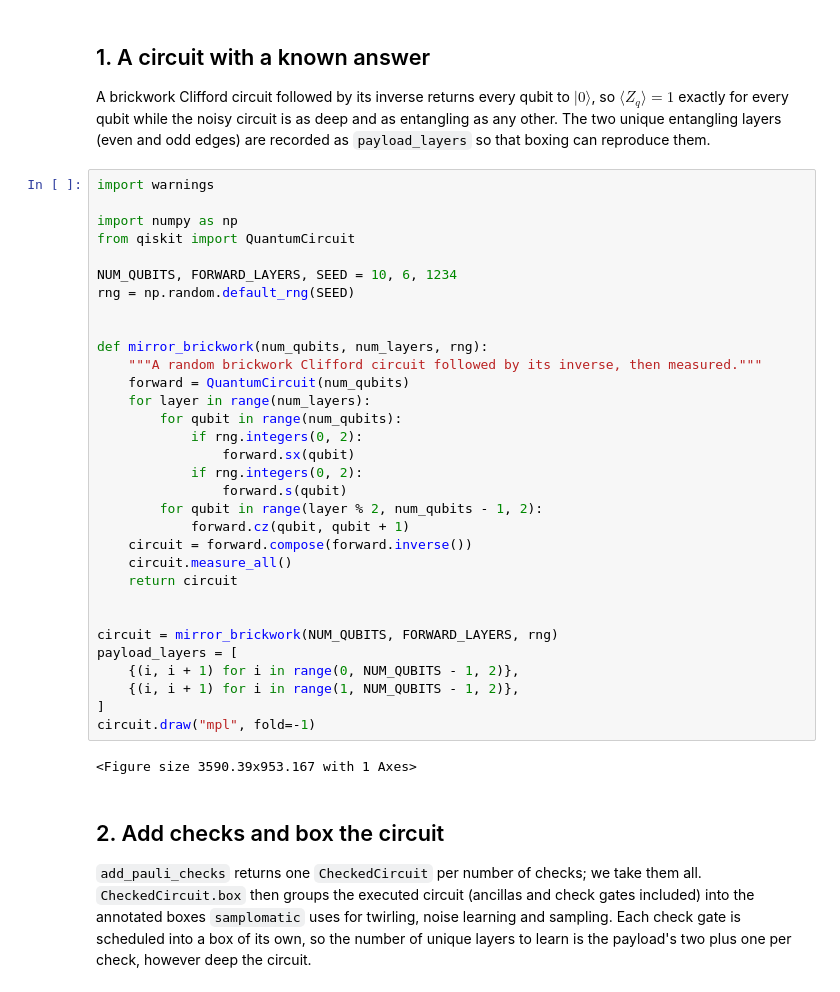
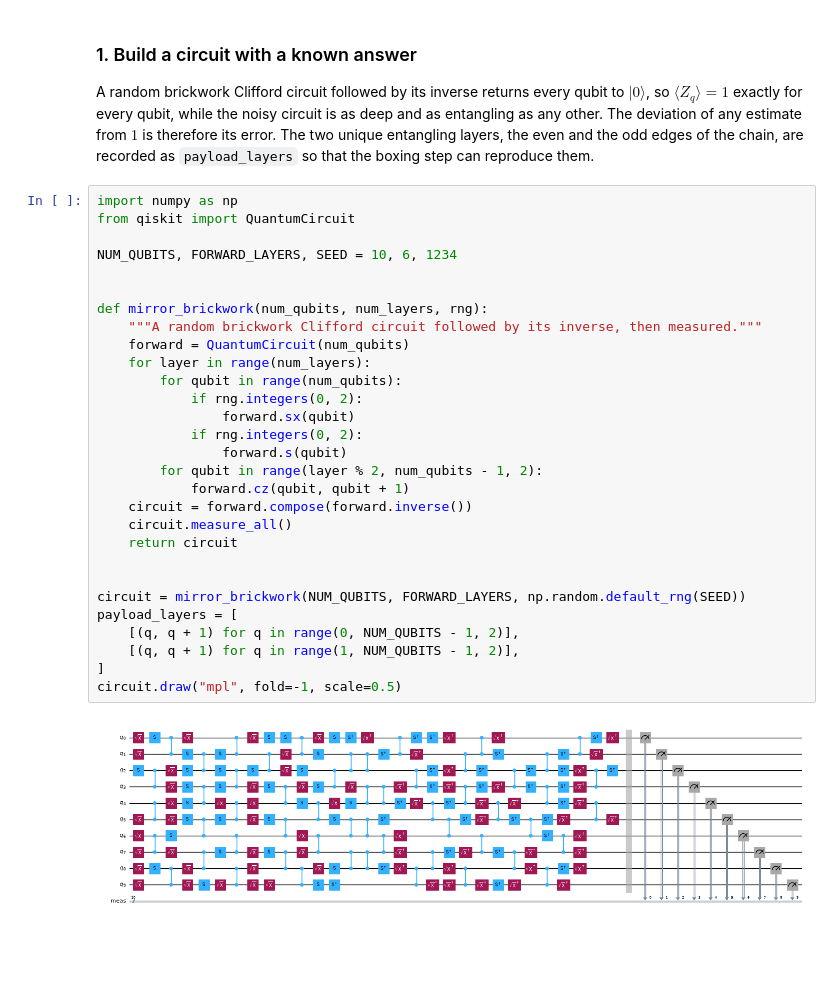
Before and after one commit to Qiskit/qiskit-paulice, a Jupyter notebook: docs/guides/error_detection_with_error_cancellation.ipynb, the cells around one changed output. Saved outputs shown, nothing was run; the diff lists cells and outputs as text; blank space fills up the shorter version.

```diff
--- a/docs/guides/error_detection_with_error_cancellation.ipynb
+++ b/docs/guides/error_detection_with_error_cancellation.ipynb
@@ -20,42 +17,35 @@ To keep the focus on the estimator rather than on a device, the circuit is simul
 # %% [markdown]
-## 1. A circuit with a known answer
+### 1. Build a circuit with a known answer
 
-A brickwork Clifford circuit followed by its inverse returns every qubit to $|0\rangle$, so $\langle Z_q \rangle = 1$ exactly for every qubit while the noisy circuit is as deep and as entangling as any other. The two unique entangling layers (even and odd edges) are recorded as `payload_layers` so that boxing can reproduce them.
+A random brickwork Clifford circuit followed by its inverse returns every qubit to $|0\rangle$, so $\langle Z_q \rangle = 1$ exactly for every qubit, while the noisy circuit is as deep and as entangling as any other. The deviation of any estimate from $1$ is therefore its error. The two unique entangling layers, the even and the odd edges of the chain, are recorded as `payload_layers` so that the boxing step can reproduce them.
 # %%
-import warnings
-
 import numpy as np
 from qiskit import QuantumCircuit
 
 NUM_QUBITS, FORWARD_LAYERS, SEED = 10, 6, 1234
-rng = np.random.default_rng(SEED)
 
 
 def mirror_brickwork(num_qubits, num_layers, rng):
     """A random brickwork Clifford circuit followed by its inverse, then measured."""
     forward = QuantumCircuit(num_qubits)
     for layer in range(num_layers):
         for qubit in range(num_qubits):
             if rng.integers(0, 2):
                 forward.sx(qubit)
             if rng.integers(0, 2):
                 forward.s(qubit)
         for qubit in range(layer % 2, num_qubits - 1, 2):
             forward.cz(qubit, qubit + 1)
     circuit = forward.compose(forward.inverse())
     circuit.measure_all()
     return circuit
 
 
-circuit = mirror_brickwork(NUM_QUBITS, FORWARD_LAYERS, rng)
+circuit = mirror_brickwork(NUM_QUBITS, FORWARD_LAYERS, np.random.default_rng(SEED))
 payload_layers = [
-    {(i, i + 1) for i in range(0, NUM_QUBITS - 1, 2)},
-    {(i, i + 1) for i in range(1, NUM_QUBITS - 1, 2)},
+    [(q, q + 1) for q in range(0, NUM_QUBITS - 1, 2)],
+    [(q, q + 1) for q in range(1, NUM_QUBITS - 1, 2)],
 ]
-circuit.draw("mpl", fold=-1)
+circuit.draw("mpl", fold=-1, scale=0.5)
 # %% [output]
-<Figure size 3590.39x953.167 with 1 Axes>
+[figure, added]
-# %% [markdown]
-## 2. Add checks and box the circuit
-
-`add_pauli_checks` returns one `CheckedCircuit` per number of checks; we take them all. `CheckedCircuit.box` then groups the executed circuit (ancillas and check gates included) into the annotated boxes `samplomatic` uses for twirling, noise learning and sampling. Each check gate is scheduled into a box of its own, so the number of unique layers to learn is the payload's two plus one per check, however deep the circuit.
```
Also changed, not shown: parts of 26 cells of this notebook, 2 other files.
